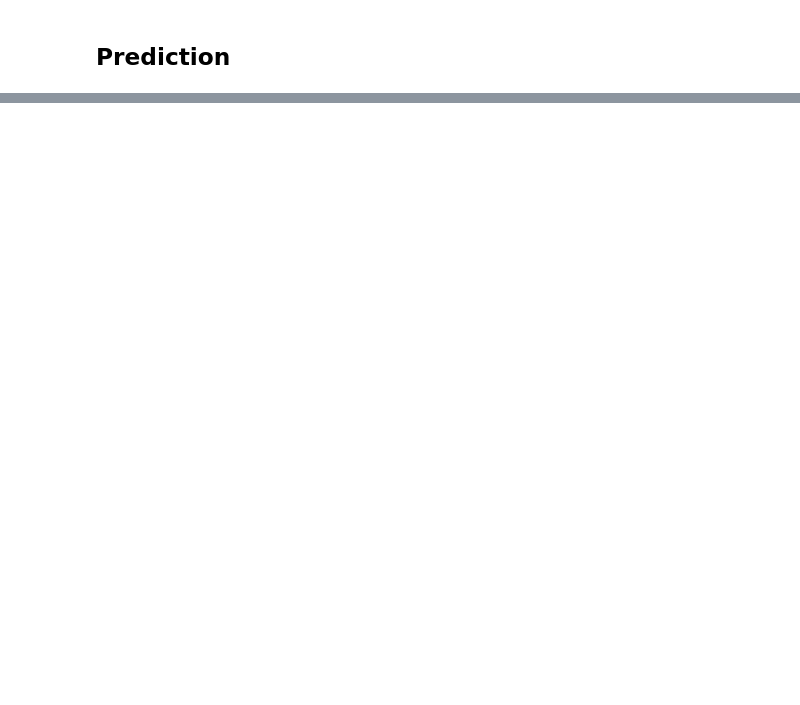
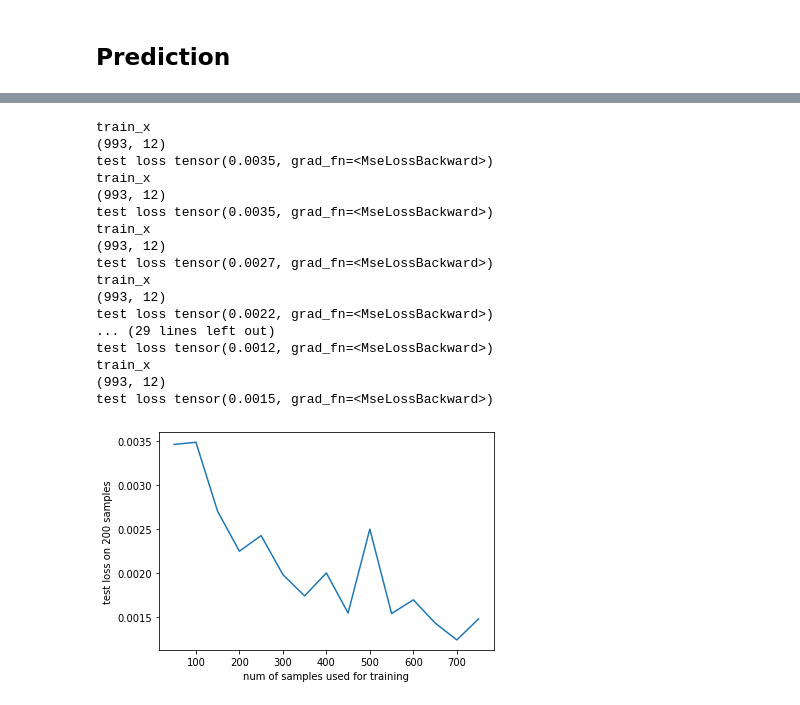
Before and after one commit to chiggy2402/QoS-parameter-tuning, a Jupyter notebook: Model.ipynb, the cells around one changed output, grey strips where cells are left out. Drawn from its saved outputs; the diff is of its cells as text; code cells hidden in the pictures; blank space fills up the shorter version.

Commit message:
test loss vs no of samples

```diff
--- a/Model.ipynb
+++ b/Model.ipynb
@@ -228,0 +239,73 @@ tensor([  1.9984,  27.0029,  11.0029,  22.9971,   8.0014, 100.0000,  76.0000,
+# %%
+df = pd.read_csv('dataset.csv')
+index = df['n-class-0-latency'].index[df['n-class-0-latency'].apply(np.isnan)]
+
+
+df = df.drop(index)
+test_loss_list = []
+num_of_samples = []
+for j in range(1,16):
+    model = NN(8, 3)
+    num_of_samples.append(50*j)
+    train_x = df[0:50*j][['ar-0','ar-1','ar-2','ar-3','pr-0','pr-1','pr-2','pr-3']].to_numpy()
+    test_x = df[800:][['ar-0','ar-1','ar-2','ar-3','pr-0','pr-1','pr-2','pr-3']].to_numpy()
+    print('train_x')
+    print(df.shape)
+    train_y = df[0:50*j][['n-class-0-latency','n-class-1-bw','n-class-2-bw']].to_numpy()
+    test_y = df[800:][['n-class-0-latency','n-class-1-bw','n-class-2-bw']].to_numpy()
+
+    device = torch.device("cuda" if torch.cuda.is_available() else "cpu")
+    input_size = 800 # 28x28 = 784, size of MNIST images (grayscale)
+    num_output = 3
+    learning_rate = 0.01
+    num_epochs = 500
+
+
+    criterion = nn.MSELoss()
+    optimizer = optim.Adam(model.parameters(), lr=learning_rate)
+
+    train_loss = []
+    loss_func = nn.MSELoss()
+    for epoch in range(num_epochs):
+
+        prediction = model(torch.from_numpy(train_x).float())
+
+        loss = loss_func(prediction.float(), torch.from_numpy(train_y).float())
+        optimizer.zero_grad()
+        loss.backward()
+        optimizer.step()
+        train_loss.append(loss.data.numpy())
+
+    predict_test_y = model(torch.from_numpy(test_x).float())
+
+    prediction_un = predict_test_y.clone().detach().numpy()
+
+    test_loss = loss_func(predict_test_y.float(),torch.from_numpy(test_y).float())
+    test_loss_list.append(test_loss.detach().numpy())
+    print('test loss',test_loss)
+
+
+plt.xlabel('num of samples used for training')
+plt.ylabel('test loss on 200 samples')
+
+plt.plot(num_of_samples,test_loss_list)
+plt.show()
+# %% [output]
+train_x
+(993, 12)
+test loss tensor(0.0035, grad_fn=<MseLossBackward>)
+train_x
+(993, 12)
+test loss tensor(0.0035, grad_fn=<MseLossBackward>)
+train_x
+(993, 12)
+test loss tensor(0.0027, grad_fn=<MseLossBackward>)
+train_x
+(993, 12)
+test loss tensor(0.0022, grad_fn=<MseLossBackward>)
+... (29 lines left out)
+test loss tensor(0.0012, grad_fn=<MseLossBackward>)
+train_x
+(993, 12)
+test loss tensor(0.0015, grad_fn=<MseLossBackward>)
+[figure, added]
```
Also changed, not shown: parts of 6 cells of this notebook, 2 other files.
